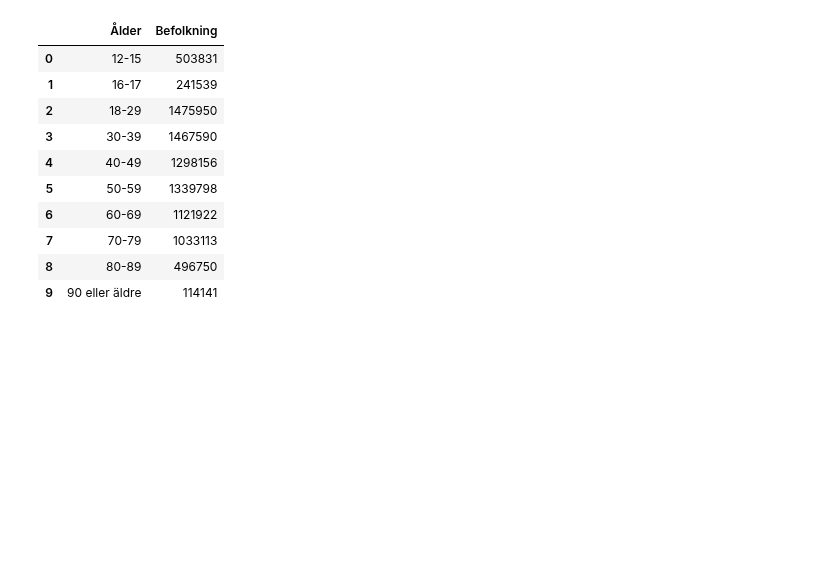
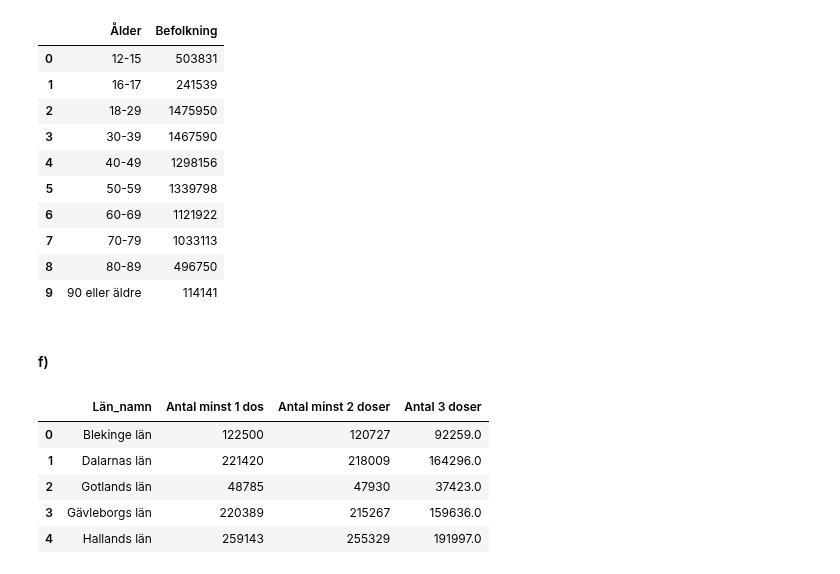
Before and after one commit to DorotaBjoorn/Databehandling-Dorota-Bjoorn, a Jupyter notebook: Lab/Lab_uppg02.ipynb, the cells around one changed output. Cells and saved outputs as stored; diff of their text form; code cells hidden in the pictures; blank space fills up the shorter version.

```diff
--- a/Lab/Lab_uppg02.ipynb
+++ b/Lab/Lab_uppg02.ipynb
@@ -106,0 +109,12 @@ px.pie(values = df_pop_per_age["Befolkning"], names= df_pop_per_age["Ålder"])
+# %% [markdown]
+#### f)
+# %%
+df_per_lan_1_2_3 = df_vaccin_kommun_alder.groupby("Län_namn")[["Antal minst 1 dos", "Antal minst 2 doser", "Antal 3 doser"]].sum().reset_index()
+df_per_lan_1_2_3.head()
+# %% [output]
+|  | Län_namn | Antal minst 1 dos | Antal minst 2 doser | Antal 3 doser |
+| 0 | Blekinge län | 122500 | 120727 | 92259.0 |
+| 1 | Dalarnas län | 221420 | 218009 | 164296.0 |
+| 2 | Gotlands län | 48785 | 47930 | 37423.0 |
+| 3 | Gävleborgs län | 220389 | 215267 | 159636.0 |
+| 4 | Hallands län | 259143 | 255329 | 191997.0 |
```
Also changed, not shown: parts of 3 cells of this notebook.
